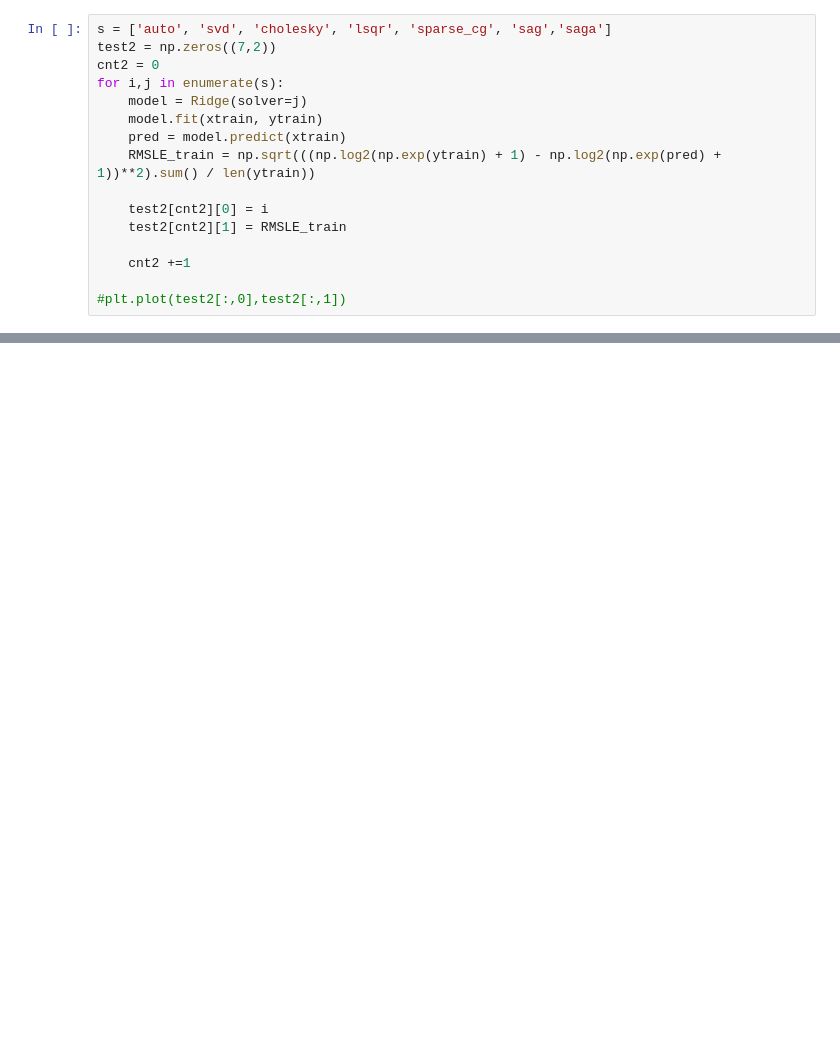
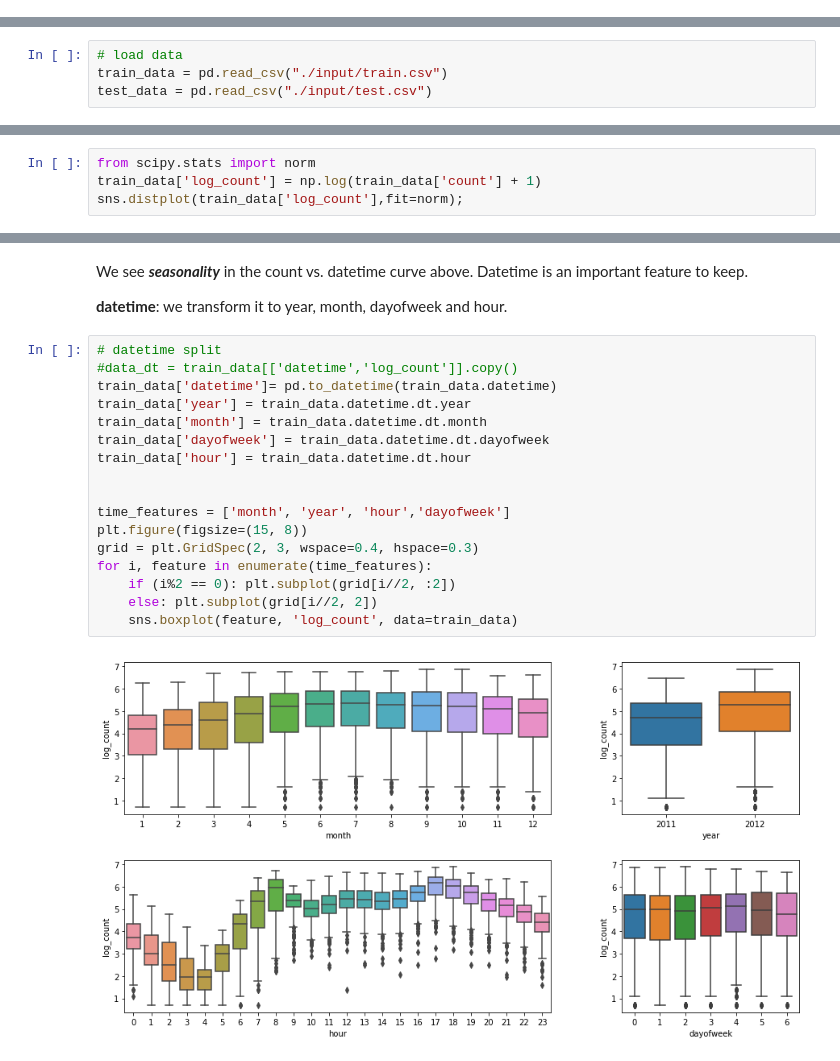
Before and after one commit to cameozl/BikeSharingDemand, a Jupyter notebook: BikeSharing.ipynb, the cells around one changed output, grey strips where cells are left out. Saved outputs shown, nothing was run; the diff lists cells and outputs as text; blank space fills up the shorter version.

```diff
--- a/BikeSharing.ipynb
+++ b/BikeSharing.ipynb
@@ -322,16 +0,0 @@ for i in range(10):
-# %%
-s = ['auto', 'svd', 'cholesky', 'lsqr', 'sparse_cg', 'sag','saga']
-test2 = np.zeros((7,2))
-cnt2 = 0
-for i,j in enumerate(s):
-    model = Ridge(solver=j)
-    model.fit(xtrain, ytrain)
-    pred = model.predict(xtrain)
-    RMSLE_train = np.sqrt(((np.log2(np.exp(ytrain) + 1) - np.log2(np.exp(pred) + 1))**2).sum() / len(ytrain))
-
-    test2[cnt2][0] = i
-    test2[cnt2][1] = RMSLE_train
-
-    cnt2 +=1
-
-#plt.plot(test2[:,0],test2[:,1])
@@ -453,0 +69,4 @@ print(res)
+# %%
+# load data
+train_data = pd.read_csv("./input/train.csv")
+test_data = pd.read_csv("./input/test.csv")
@@ -453,0 +171,4 @@ print(res)
+# %%
+from scipy.stats import norm
+train_data['log_count'] = np.log(train_data['count'] + 1)
+sns.distplot(train_data['log_count'],fit=norm);
@@ -453,0 +186,23 @@ print(res)
+# %% [markdown]
+We see ***seasonality*** in the count vs. datetime curve above. Datetime is an important feature to keep.
+
+**datetime**: we transform it to year, month, dayofweek and hour.
+# %%
+# datetime split
+#data_dt = train_data[['datetime','log_count']].copy()
+train_data['datetime']= pd.to_datetime(train_data.datetime)
+train_data['year'] = train_data.datetime.dt.year
+train_data['month'] = train_data.datetime.dt.month
+train_data['dayofweek'] = train_data.datetime.dt.dayofweek
+train_data['hour'] = train_data.datetime.dt.hour
+
+
+time_features = ['month', 'year', 'hour','dayofweek']
+plt.figure(figsize=(15, 8))
+grid = plt.GridSpec(2, 3, wspace=0.4, hspace=0.3)
+for i, feature in enumerate(time_features):
+    if (i%2 == 0): plt.subplot(grid[i//2, :2])
+    else: plt.subplot(grid[i//2, 2])
+    sns.boxplot(feature, 'log_count', data=train_data)
+# %% [output]
+[figure, added]
```
Also changed, not shown: parts of 115 cells of this notebook.
